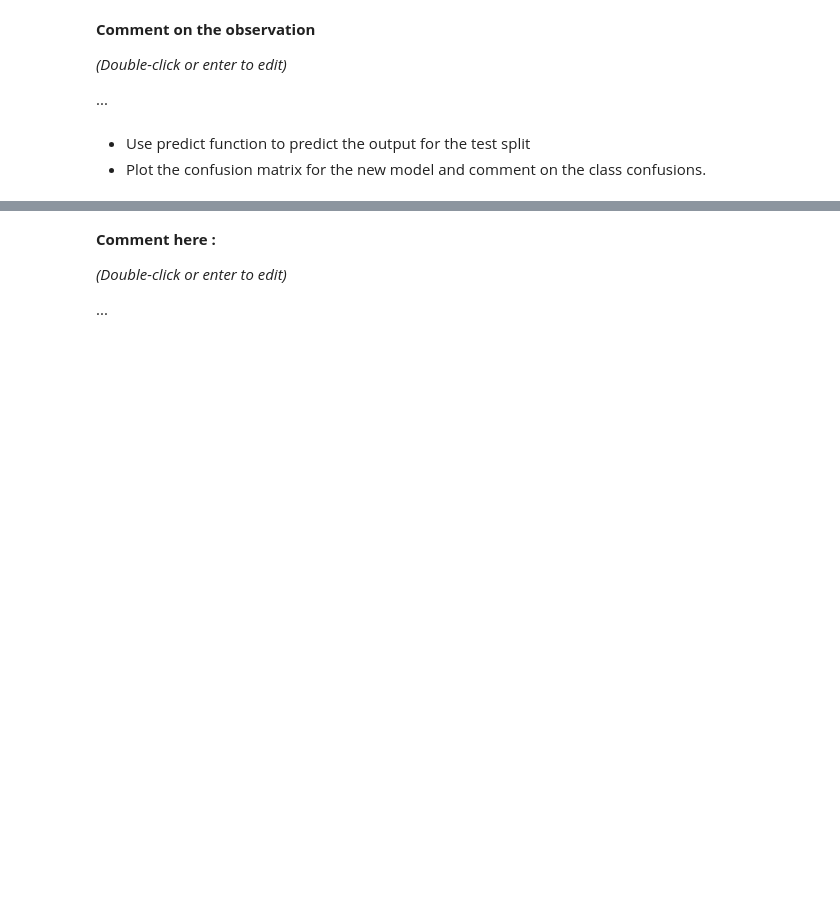
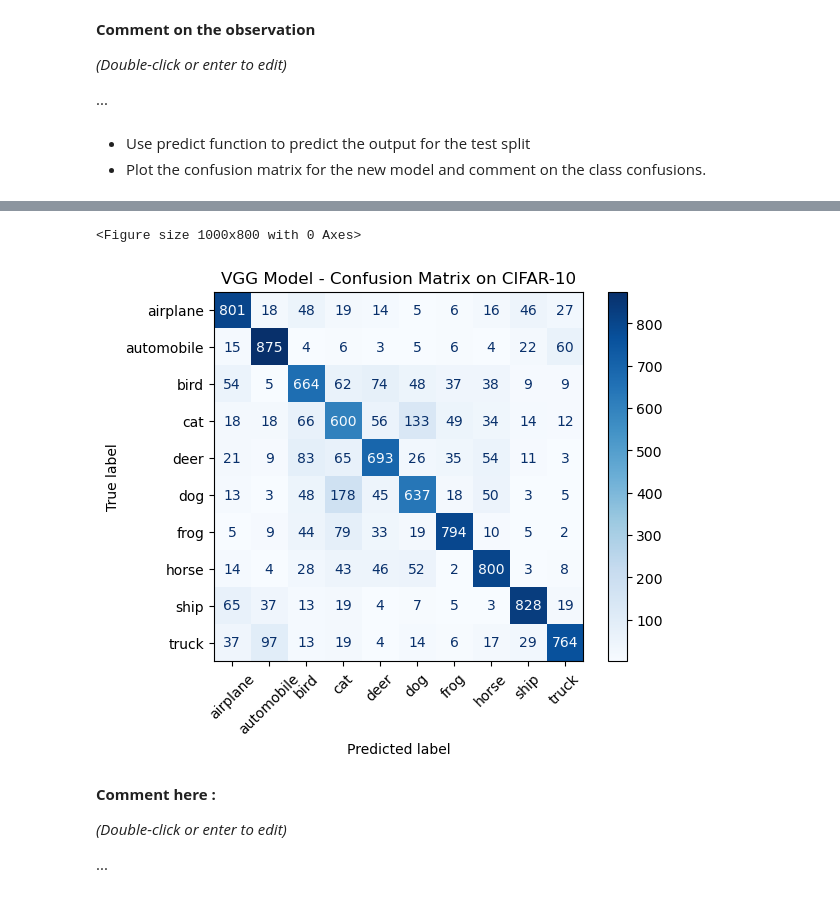
Before and after one commit to Fxkay/lab-image-classification-using-convolutional-neural-networks, a Jupyter notebook: main.ipynb, the cells around one changed output, grey strips where cells are left out. Drawn from its saved outputs; the diff is of its cells as text; code cells hidden in the pictures; blank space fills up the shorter version.

```diff
--- a/main.ipynb
+++ b/main.ipynb
@@ -395,0 +408,30 @@ NameError: name 'simple_model' is not defined
+# %%
+import numpy as np
+
+# Predict probabilities
+y_pred_probs = model.predict(x_test)
+
+# Convert probabilities to class labels (0–9)
+y_pred = np.argmax(y_pred_probs, axis=1)
+
+# Convert one-hot encoded y_test to class labels
+y_true = np.argmax(y_test, axis=1)
+
+
+from sklearn.metrics import confusion_matrix, ConfusionMatrixDisplay
+import matplotlib.pyplot as plt
+
+# Compute confusion matrix
+cm = confusion_matrix(y_true, y_pred)
+
+# Class names for CIFAR-10
+class_names = ['airplane', 'automobile', 'bird', 'cat', 'deer',
+               'dog', 'frog', 'horse', 'ship', 'truck']
+
+# Display confusion matrix
+disp = ConfusionMatrixDisplay(confusion_matrix=cm, display_labels=class_names)
+plt.figure(figsize=(10, 8))
+disp.plot(cmap=plt.cm.Blues, xticks_rotation=45)
+plt.title("VGG Model - Confusion Matrix on CIFAR-10")
+plt.show()
+# %% [output]
@@ -396,3 +439,5 @@ NameError: name 'simple_model' is not defined
+<Figure size 1000x800 with 0 Axes>
+[figure, added]
 # %% [markdown]
 **Comment here :**
 
```
Also changed, not shown: parts of 6 cells of this notebook.
